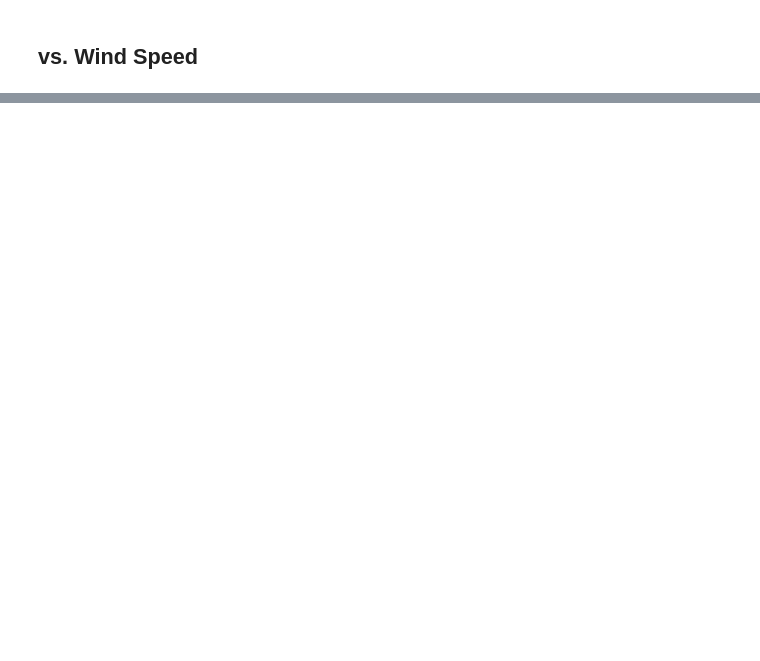
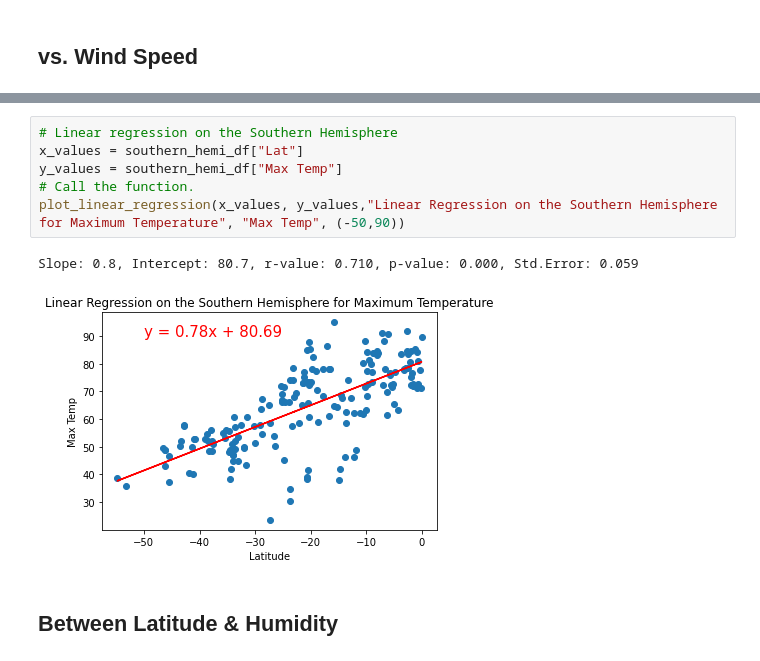
Before and after one commit to aseo67/World_Weather_Analysis, a Jupyter notebook: WeatherPy.ipynb, the cells around one changed output, grey strips where cells are left out. Drawn from its saved outputs; the diff is of its cells as text; blank space fills up the shorter version.

```diff
--- a/WeatherPy.ipynb
+++ b/WeatherPy.ipynb
@@ -268,0 +364,11 @@ plt.show()
+# %%
+# Linear regression on the Southern Hemisphere
+x_values = southern_hemi_df["Lat"]
+y_values = southern_hemi_df["Max Temp"]
+# Call the function.
+plot_linear_regression(x_values, y_values,"Linear Regression on the Southern Hemisphere for Maximum Temperature", "Max Temp", (-50,90))
+# %% [output]
+Slope: 0.8, Intercept: 80.7, r-value: 0.710, p-value: 0.000, Std.Error: 0.059
+[figure, added]
+# %% [markdown]
+## Between Latitude & Humidity
```
Also changed, not shown: parts of 27 cells of this notebook, 5 other files.
